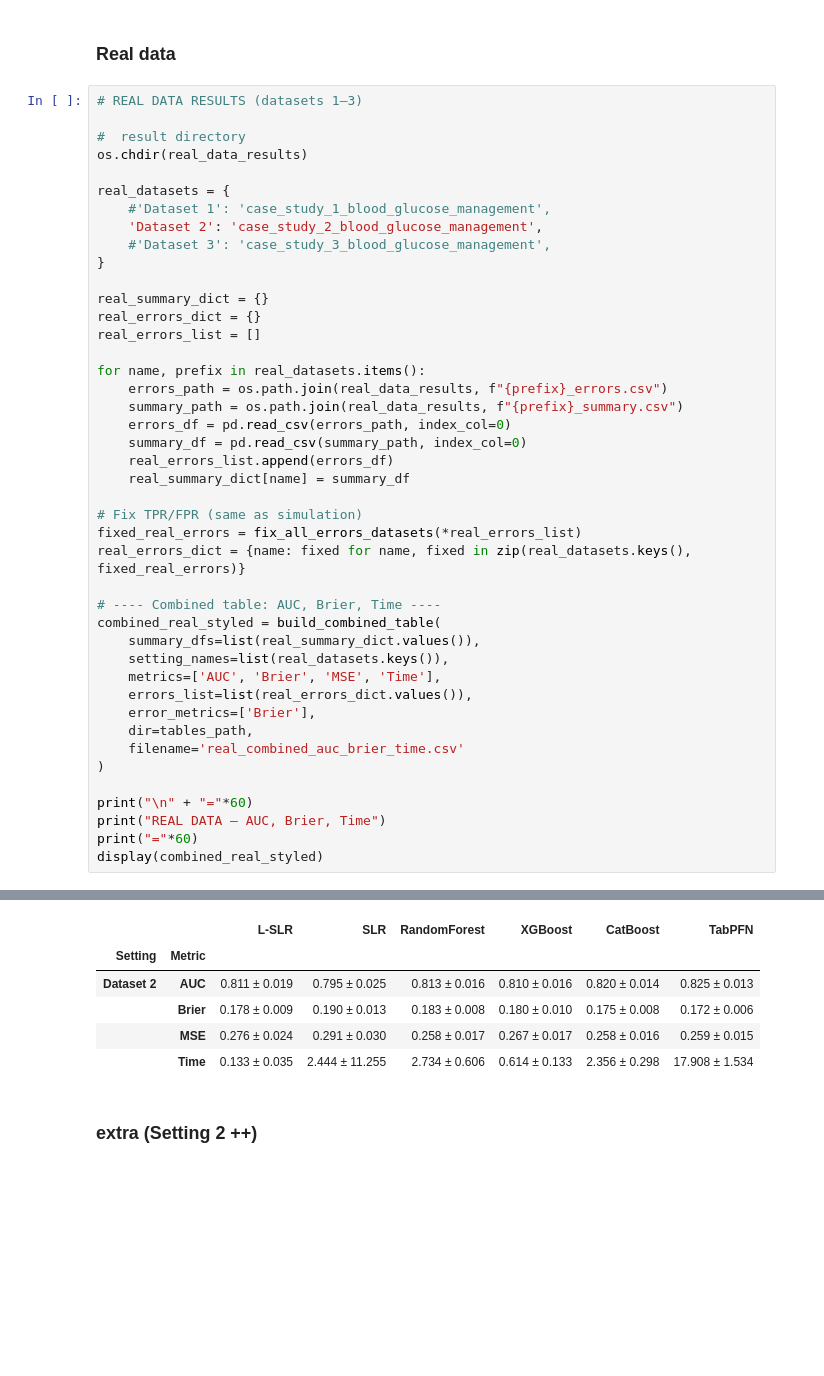
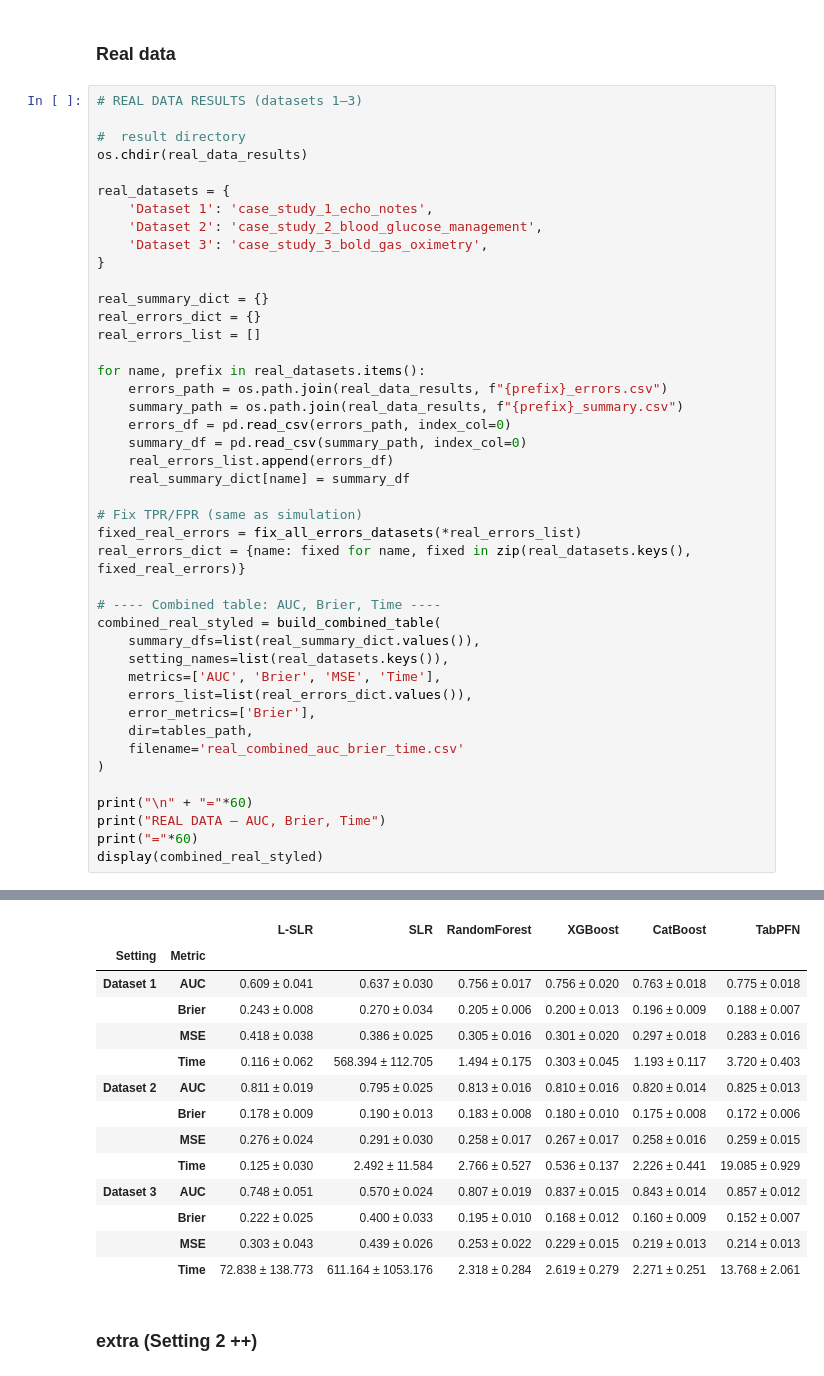
Before and after one commit to ghorbani-alireza/benchmark-tabpfn-medical, a Jupyter notebook: 11-17-2025-tabpfn_benchmark.ipynb, the cells around one changed output, grey strips where cells are left out. Cells and saved outputs as stored; diff of their text form; blank space fills up the shorter version.

```diff
--- a/11-17-2025-tabpfn_benchmark.ipynb
+++ b/11-17-2025-tabpfn_benchmark.ipynb
@@ -2947,9 +2841,9 @@ SENSITIVITY GAIN TABLE (largest gain = underline, second largest = double underl
 os.chdir(real_data_results)
 
 real_datasets = {
-    #'Dataset 1': 'case_study_1_blood_glucose_management',
+    'Dataset 1': 'case_study_1_echo_notes',
     'Dataset 2': 'case_study_2_blood_glucose_management',
-    #'Dataset 3': 'case_study_3_blood_glucose_management',
+    'Dataset 3': 'case_study_3_bold_gas_oximetry',
 }
 
 real_summary_dict = {}
@@ -2988,13 +2882,21 @@ display(combined_real_styled)
 
 ============================================================
 REAL DATA – AUC, Brier, Time
 ============================================================
 |  |  | L-SLR | SLR | RandomForest | XGBoost | CatBoost | TabPFN |
 | Setting | Metric |  |  |  |  |  |  |
+| Dataset 1 | AUC | 0.609 ± 0.041 | 0.637 ± 0.030 | 0.756 ± 0.017 | 0.756 ± 0.020 | 0.763 ± 0.018 | 0.775 ± 0.018 |
+|  | Brier | 0.243 ± 0.008 | 0.270 ± 0.034 | 0.205 ± 0.006 | 0.200 ± 0.013 | 0.196 ± 0.009 | 0.188 ± 0.007 |
+|  | MSE | 0.418 ± 0.038 | 0.386 ± 0.025 | 0.305 ± 0.016 | 0.301 ± 0.020 | 0.297 ± 0.018 | 0.283 ± 0.016 |
+|  | Time | 0.116 ± 0.062 | 568.394 ± 112.705 | 1.494 ± 0.175 | 0.303 ± 0.045 | 1.193 ± 0.117 | 3.720 ± 0.403 |
 | Dataset 2 | AUC | 0.811 ± 0.019 | 0.795 ± 0.025 | 0.813 ± 0.016 | 0.810 ± 0.016 | 0.820 ± 0.014 | 0.825 ± 0.013 |
 |  | Brier | 0.178 ± 0.009 | 0.190 ± 0.013 | 0.183 ± 0.008 | 0.180 ± 0.010 | 0.175 ± 0.008 | 0.172 ± 0.006 |
 |  | MSE | 0.276 ± 0.024 | 0.291 ± 0.030 | 0.258 ± 0.017 | 0.267 ± 0.017 | 0.258 ± 0.016 | 0.259 ± 0.015 |
-|  | Time | 0.133 ± 0.035 | 2.444 ± 11.255 | 2.734 ± 0.606 | 0.614 ± 0.133 | 2.356 ± 0.298 | 17.908 ± 1.534 |
+|  | Time | 0.125 ± 0.030 | 2.492 ± 11.584 | 2.766 ± 0.527 | 0.536 ± 0.137 | 2.226 ± 0.441 | 19.085 ± 0.929 |
+| Dataset 3 | AUC | 0.748 ± 0.051 | 0.570 ± 0.024 | 0.807 ± 0.019 | 0.837 ± 0.015 | 0.843 ± 0.014 | 0.857 ± 0.012 |
+|  | Brier | 0.222 ± 0.025 | 0.400 ± 0.033 | 0.195 ± 0.010 | 0.168 ± 0.012 | 0.160 ± 0.009 | 0.152 ± 0.007 |
+|  | MSE | 0.303 ± 0.043 | 0.439 ± 0.026 | 0.253 ± 0.022 | 0.229 ± 0.015 | 0.219 ± 0.013 | 0.214 ± 0.013 |
+|  | Time | 72.838 ± 138.773 | 611.164 ± 1053.176 | 2.318 ± 0.284 | 2.619 ± 0.279 | 2.271 ± 0.251 | 13.768 ± 2.061 |
 # %% [markdown]
 ### extra (Setting 2 ++)
 # %%
```
Also changed, not shown: parts of 33 cells of this notebook, 16 other files.
